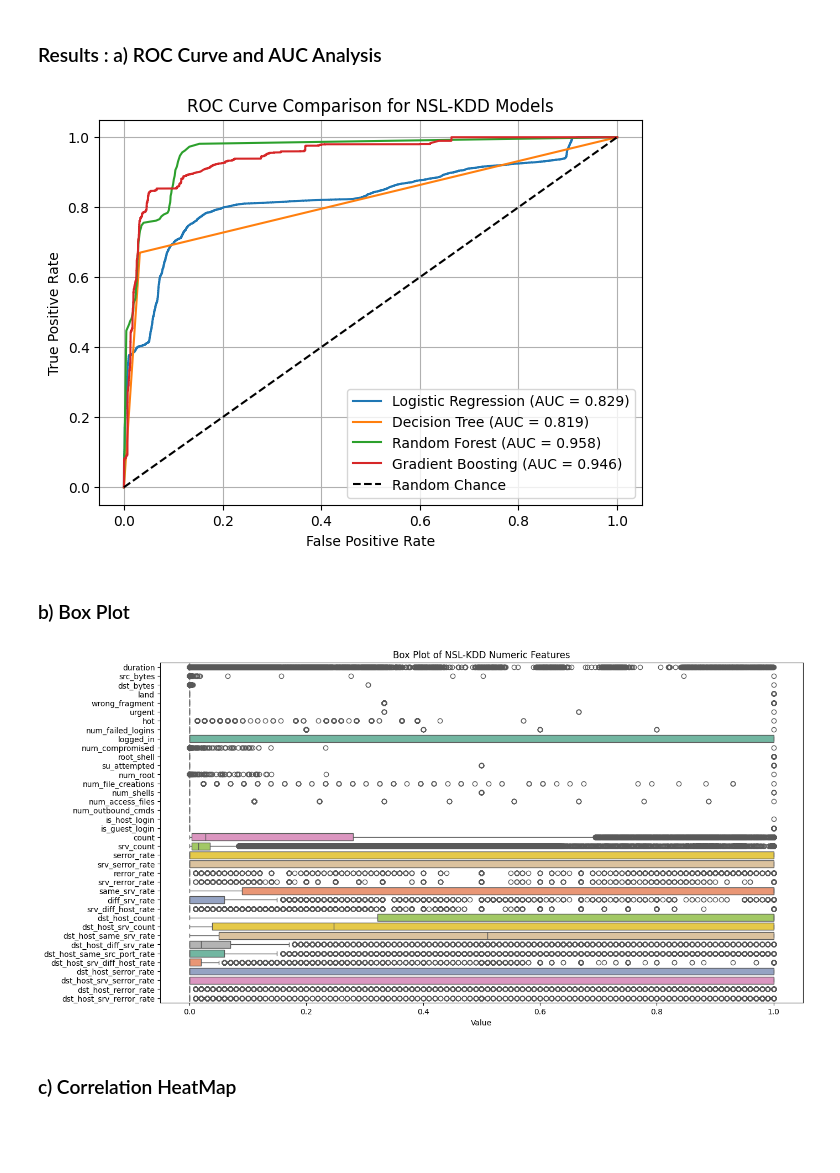
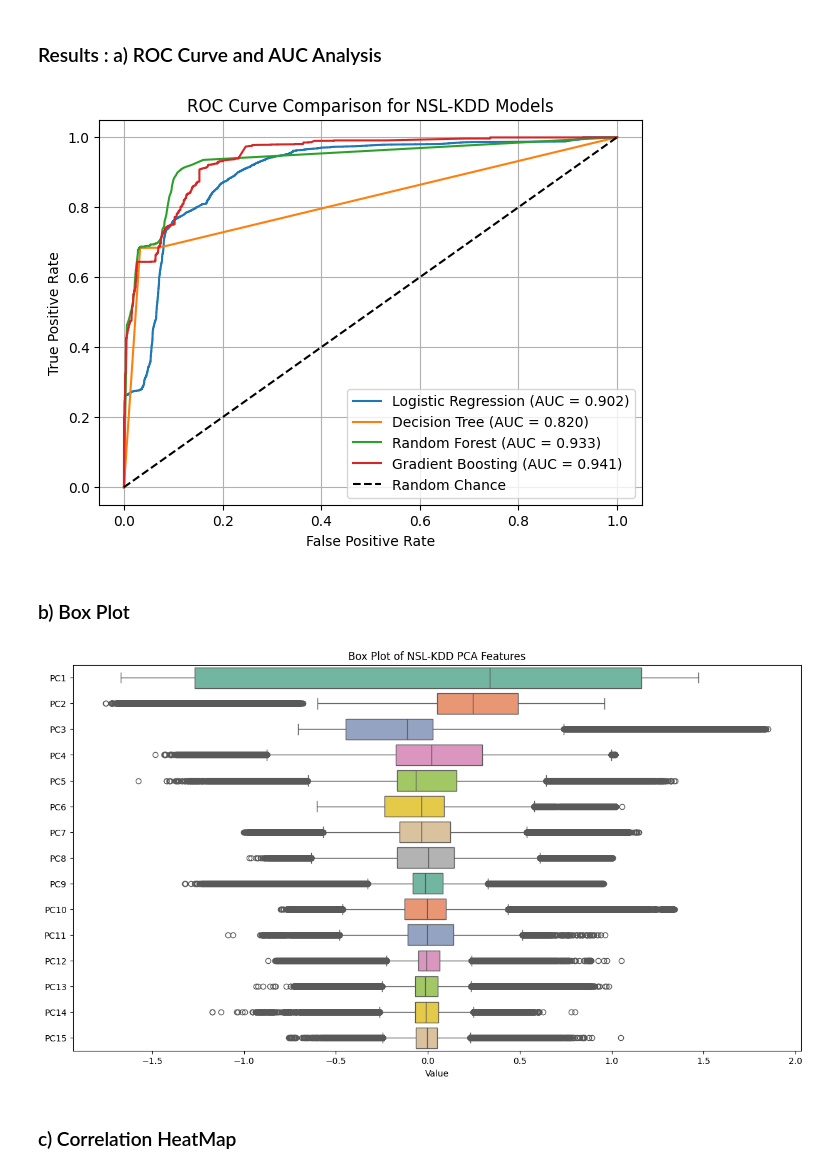
Before and after one commit to SpringBoardMentor193s/SentinelNet, a Jupyter notebook: notebooks/nslkdd_mode_train.ipynb, the cells around one changed output. Cells and saved outputs as stored; diff of their text form; code cells hidden in the pictures; blank space fills up the shorter version.

```diff
--- a/notebooks/nslkdd_mode_train.ipynb
+++ b/notebooks/nslkdd_mode_train.ipynb
@@ -205,0 +228,4 @@ Training set: (125973, 119) Test set: (22544, 119)
+# %%
+pt = PowerTransformer(method='yeo-johnson')
+X_train_power = pt.fit_transform(X_train_pca)
+X_test_power = pt.transform(X_test_pca)
@@ -205,0 +234,7 @@ Training set: (125973, 119) Test set: (22544, 119)
+# %%
+kmeans = KMeans(n_clusters=5, random_state=42)
+train_clusters = kmeans.fit_predict(X_train_power)
+test_clusters = kmeans.predict(X_test_power)
+
+X_train_power = np.concatenate([X_train_power, train_clusters.reshape(-1,1)], axis=1)
+X_test_power = np.concatenate([X_test_power, test_clusters.reshape(-1,1)], axis=1)
@@ -206 +243,4 @@ Training set: (125973, 119) Test set: (22544, 119)
+# %%
+rus = RandomUnderSampler(random_state=42)
+X_train_bal, y_train_bal = rus.fit_resample(X_train_power, y_train)
 # %% [markdown]
@@ -217,8 +257,8 @@ results = {}
 
 for name, model in models.items():
     print(f"\n Training {name}...")
-    model.fit(X_train, y_train)
-    y_pred = model.predict(X_test)
+    model.fit(X_train_bal, y_train_bal)
+    y_pred = model.predict(X_test_power)
     acc = accuracy_score(y_test, y_pred)
     results[name] = acc
     print(f"{name} Accuracy: {acc * 100:.2f}%")
@@ -295,19 +335,15 @@ Confusion Matrix Accuracy: 76.91%
 # %% [markdown]
 <h3> Results : a) ROC Curve and AUC Analysis </h3>
 # %%
-from sklearn.metrics import roc_curve, roc_auc_score
-import matplotlib.pyplot as plt
-
 plt.figure(figsize=(7, 5))
 
 for name, model in models.items():
-    y_probs = model.predict_proba(X_test)[:, 1]
+    y_probs = model.predict_proba(X_test_power)[:, 1]
     fpr, tpr, _ = roc_curve(y_test, y_probs)
     auc_score = roc_auc_score(y_test, y_probs)
     plt.plot(fpr, tpr, label=f'{name} (AUC = {auc_score:.3f})')
 
 plt.plot([0, 1], [0, 1], 'k--', label='Random Chance')
-
 plt.title('ROC Curve Comparison for NSL-KDD Models')
 plt.xlabel('False Positive Rate')
 plt.ylabel('True Positive Rate')
@@ -315,22 +351,20 @@ plt.legend(loc='lower right')
 plt.grid(True)
 plt.show()
 # %% [output]
-[figure, old version]
+[figure, new version]
 # %% [markdown]
 <h3> b) Box Plot </h3>
 # %%
-
-import matplotlib.pyplot as plt
-
-numeric_cols = X_train.select_dtypes(include=['float64', 'int64']).columns
+pca_cols = [f'PC{i+1}' for i in range(X_train_pca.shape[1])]
+X_train_pca_df = pd.DataFrame(X_train_pca, columns=pca_cols)
 
 plt.figure(figsize=(15, 8))
-sns.boxplot(data=X_train[numeric_cols], orient='h', palette="Set2")
-plt.title('Box Plot of NSL-KDD Numeric Features')
+sns.boxplot(data=X_train_pca_df, orient='h', palette="Set2")
+plt.title('Box Plot of NSL-KDD PCA Features')
 plt.xlabel('Value')
 plt.show()
 # %% [output]
-[figure, old version]
+[figure, new version]
 # %% [markdown]
 <h3> c) Correlation HeatMap </h3>
 # %%
```
Also changed, not shown: parts of 14 cells of this notebook, 6 other files.
